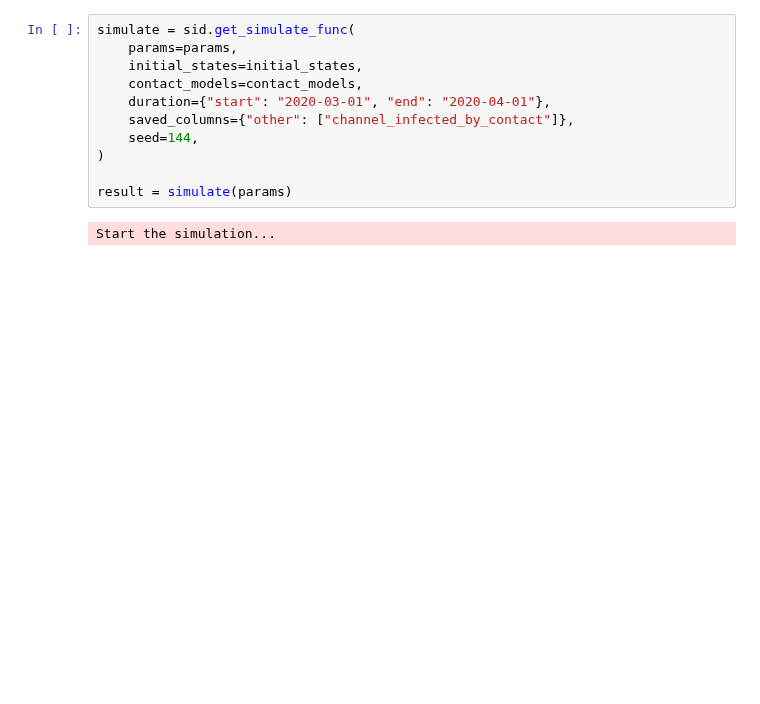
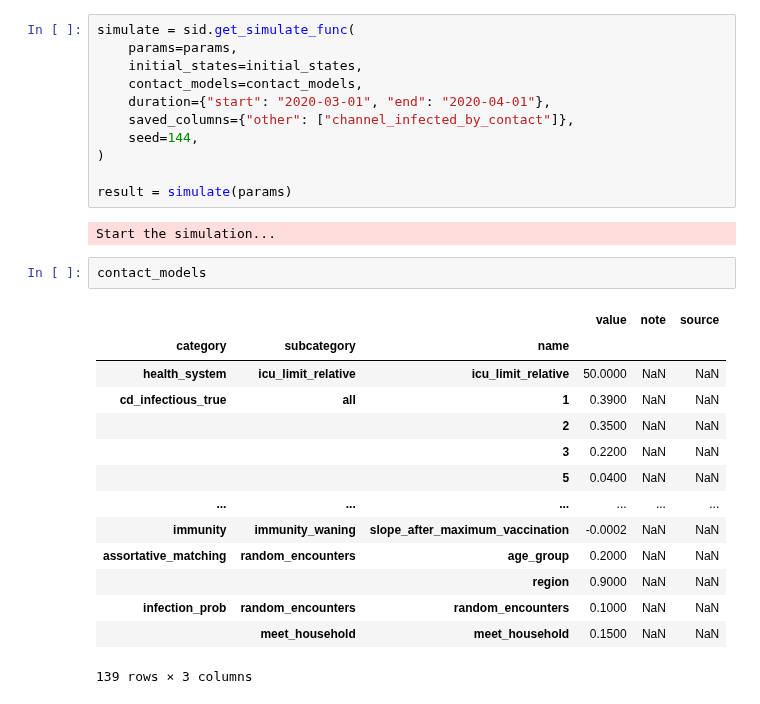
Before and after one commit to covid-19-impact-lab/sid, a Jupyter notebook: docs/source/tutorials/how_to_plot_infection_rates_by_contact_models.ipynb, the cells around one changed output. Cells and saved outputs as stored; diff of their text form; blank space fills up the shorter version.

```diff
--- a/docs/source/tutorials/how_to_plot_infection_rates_by_contact_models.ipynb
+++ b/docs/source/tutorials/how_to_plot_infection_rates_by_contact_models.ipynb
@@ -89,3 +94,20 @@ simulate = sid.get_simulate_func(
 result = simulate(params)
 # %% [output]
 Start the simulation...
+# %%
+contact_models
+# %% [output]
+|  |  |  | value | note | source |
+| category | subcategory | name |  |  |  |
+| health_system | icu_limit_relative | icu_limit_relative | 50.0000 | NaN | NaN |
+| cd_infectious_true | all | 1 | 0.3900 | NaN | NaN |
+|  |  | 2 | 0.3500 | NaN | NaN |
+|  |  | 3 | 0.2200 | NaN | NaN |
+|  |  | 5 | 0.0400 | NaN | NaN |
+| ... | ... | ... | ... | ... | ... |
+| immunity | immunity_waning | slope_after_maximum_vaccination | -0.0002 | NaN | NaN |
+| assortative_matching | random_encounters | age_group | 0.2000 | NaN | NaN |
+|  |  | region | 0.9000 | NaN | NaN |
+| infection_prob | random_encounters | random_encounters | 0.1000 | NaN | NaN |
+|  | meet_household | meet_household | 0.1500 | NaN | NaN |
+139 rows × 3 columns
```
Also changed, not shown: parts of 5 cells of this notebook, 7 other files.
